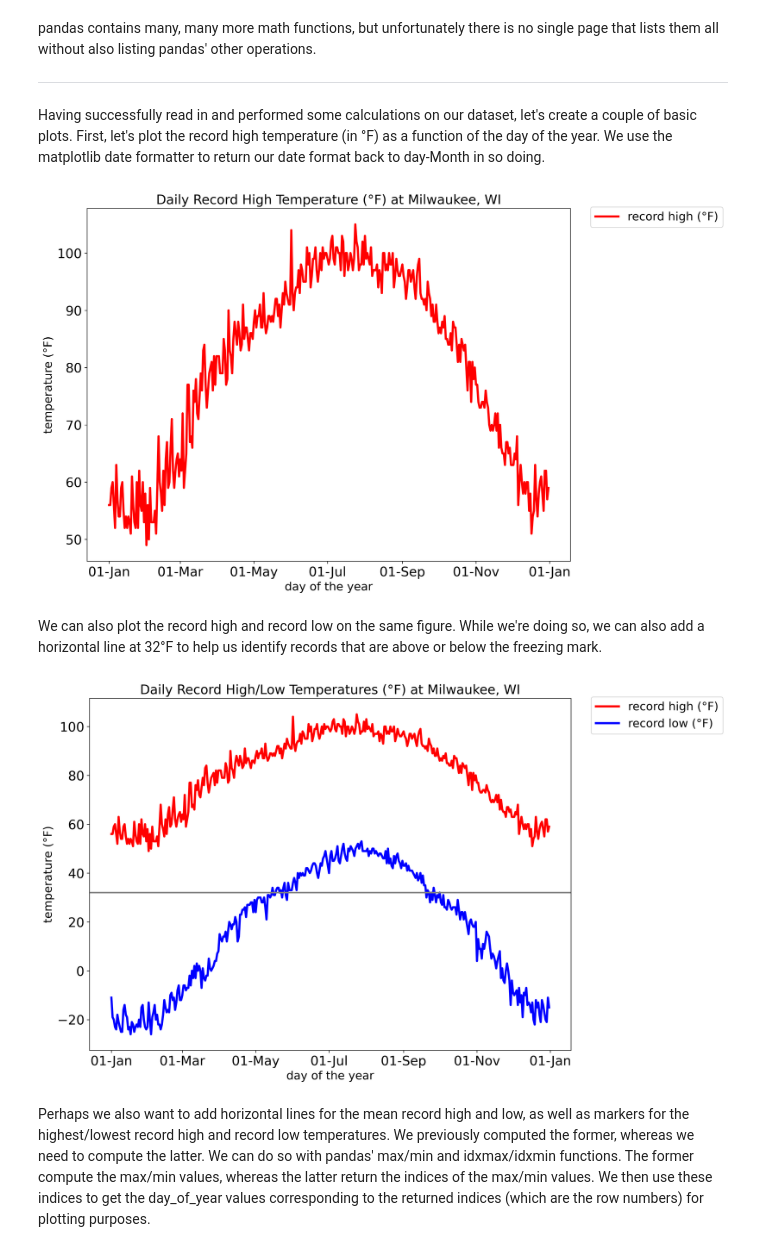
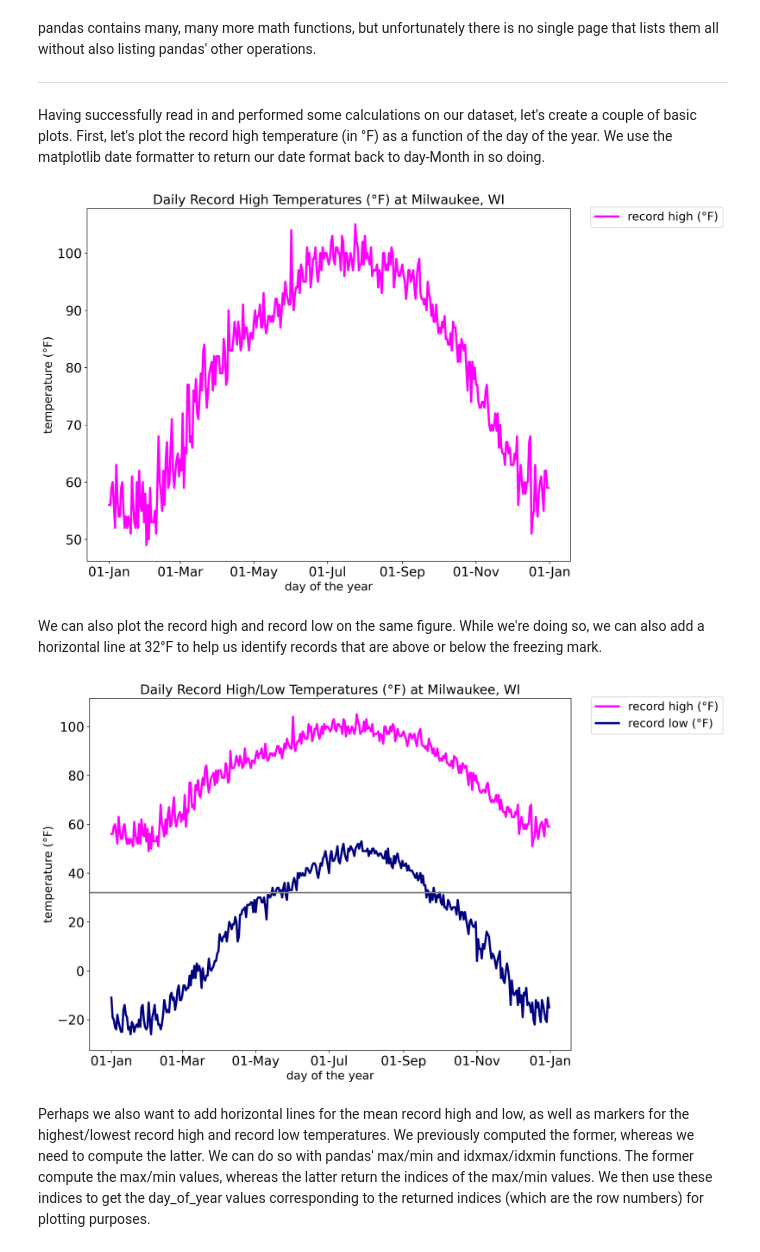
Before and after one commit to evans36/data-wrangling-examples, a Jupyter notebook: Text Data with pandas, numpy, and matplotlib.ipynb, the cells around one changed output. Drawn from its saved outputs; the diff is of its cells as text; code cells hidden in the pictures.

```diff
--- a/Text Data with pandas, numpy, and matplotlib.ipynb
+++ b/Text Data with pandas, numpy, and matplotlib.ipynb
@@ -42,3 +57,0 @@ There are 365 rows to these data (the last is an errant NaN row) with three colu
-# %%
-data = data.drop(365)
-print(data)
@@ -79,5 +75,7 @@ Perhaps we want to add columns for the record high and low temperatures in °C.
 # %%
+data['average_high_C'] = (data['average_high_F'] - 32)/1.8
+data['average_low_C'] = (data['average_low_F'] - 32)/1.8
 data['record_high_C'] = (data['record_high_F'] - 32)/1.8
 data['record_low_C'] = (data['record_low_F'] - 32)/1.8
-print(data[['record_high_C','record_low_C']])
+print(data[['average_high_C','average_low_C','record_high_C','record_low_C']])
 # %% [output]
@@ -160,24 +158,24 @@ Having successfully read in and performed some calculations on our dataset, let'
 # %%
 fig1 = plt.figure(figsize=(12,9), dpi=300)
 ax = plt.axes()
-ax.plot(data['day_of_year'], data['record_high_F'], linestyle='solid', color='red', linewidth=3, label='record high (°F)')
+ax.plot(data['day_of_year'], data['record_high_F'], linestyle='solid', color='magenta', linewidth=3, label='record high (°F)')
 ax.tick_params(axis='both', labelsize=18)
 ax.set_xlabel('day of the year', fontsize=16)
 ax.xaxis.set_major_formatter(mdates.DateFormatter("%d-%b"))
 ax.xaxis.set_minor_formatter(mdates.DateFormatter("%d-%b"))
 ax.set_ylabel('temperature (°F)', fontsize=16)
-ax.set_title('Daily Record High Temperature (°F) at Milwaukee, WI', fontsize=18)
+ax.set_title('Daily Record High Temperatures (°F) at Milwaukee, WI', fontsize=18)
 legend = plt.legend(fontsize=16, bbox_to_anchor=(1.03, 1.02), loc='upper left')
 plt.show()
 # %% [output]
-[figure, old version]
+[figure, new version]
 # %% [markdown]
 We can also plot the record high and record low on the same figure. While we're doing so, we can also add a horizontal line at 32°F to help us identify records that are above or below the freezing mark.
 # %%
 fig2 = plt.figure(figsize=(12,9), dpi=300)
 ax = plt.axes()
-ax.plot(data['day_of_year'], data['record_high_F'], linestyle='solid', color='red', linewidth=3, label='record high (°F)')
-ax.plot(data['day_of_year'], data['record_low_F'], linestyle='solid', color='blue', linewidth=3, label='record low (°F)')
+ax.plot(data['day_of_year'], data['record_high_F'], linestyle='solid', color='magenta', linewidth=3, label='record high (°F)')
+ax.plot(data['day_of_year'], data['record_low_F'], linestyle='solid', color='navy', linewidth=3, label='record low (°F)')
 ax.axhline(32, color="grey", linestyle="solid", linewidth=2)
 ax.tick_params(axis='both', labelsize=18)
 ax.set_xlabel('day of the year', fontsize=16)
@@ -188,7 +186,7 @@ ax.set_title('Daily Record High/Low Temperatures (°F) at Milwaukee, WI', fontsi
 legend = plt.legend(fontsize=16, bbox_to_anchor=(1.03, 1.02), loc='upper left')
 plt.show()
 # %% [output]
-[figure, old version]
+[figure, new version]
 # %% [markdown]
 Perhaps we also want to add horizontal lines for the mean record high and low, as well as markers for the highest/lowest record high and record low temperatures. We previously computed the former, whereas we need to compute the latter. We can do so with pandas' max/min and idxmax/idxmin functions. The former compute the max/min values, whereas the latter return the indices of the max/min values. We then use these indices to get the day_of_year values corresponding to the returned indices (which are the row numbers) for plotting purposes.
 # %%
```
Also changed, not shown: parts of 18 cells of this notebook, 1 other file.
